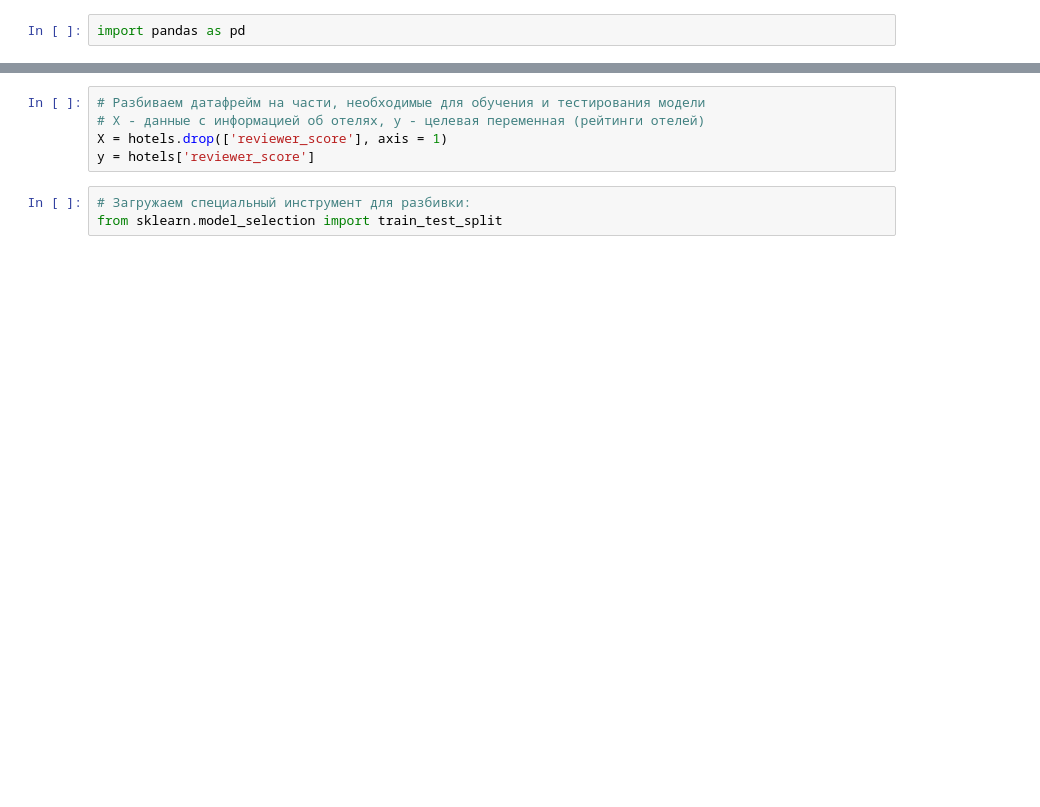
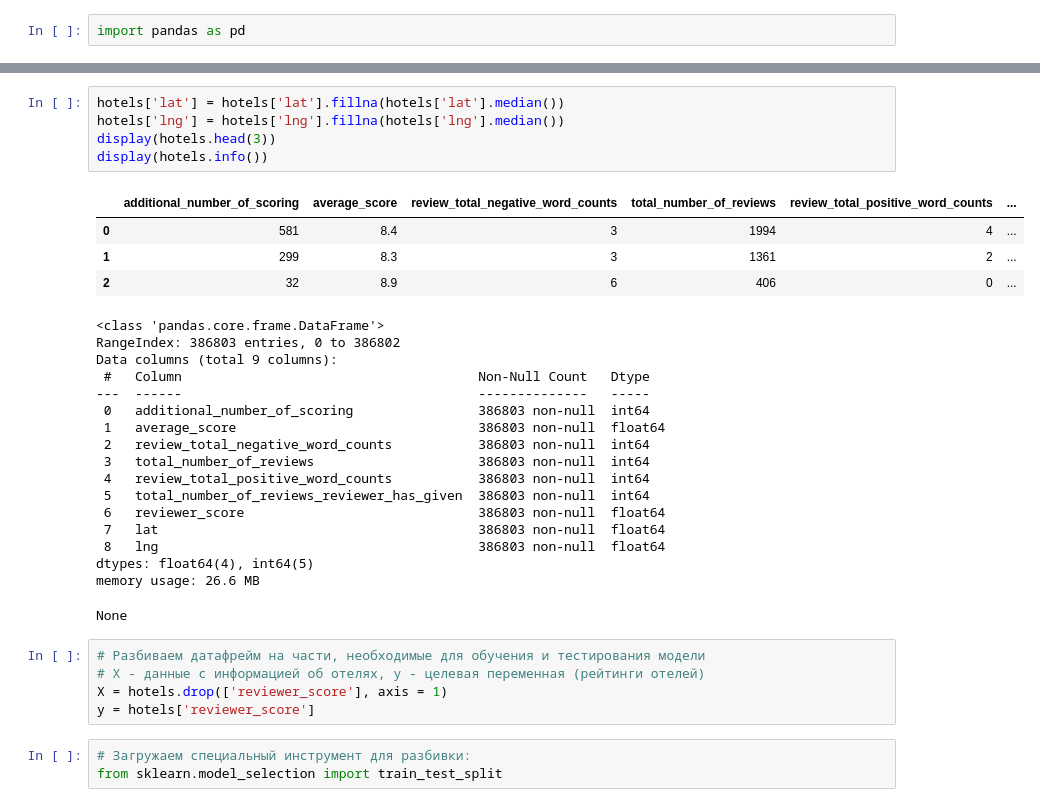
Before and after one commit to slagovskiy/DST, a Jupyter notebook: Project-3/EDA_Project_3_model.ipynb, the cells around one changed output, grey strips where cells are left out. Cells and saved outputs as stored; diff of their text form; blank space fills up the shorter version.

```diff
--- a/Project-3/EDA_Project_3_model.ipynb
+++ b/Project-3/EDA_Project_3_model.ipynb
@@ -11,3 +117,30 @@ hotels.head(3)
+# %%
+hotels['lat'] = hotels['lat'].fillna(hotels['lat'].median())
+hotels['lng'] = hotels['lng'].fillna(hotels['lng'].median())
+display(hotels.head(3))
+display(hotels.info())
+# %% [output]
+|  | additional_number_of_scoring | average_score | review_total_negative_word_counts | total_number_of_reviews | review_total_positive_word_counts | ... |
+| 0 | 581 | 8.4 | 3 | 1994 | 4 | ... |
+| 1 | 299 | 8.3 | 3 | 1361 | 2 | ... |
+| 2 | 32 | 8.9 | 6 | 406 | 0 | ... |
+<class 'pandas.core.frame.DataFrame'>
+RangeIndex: 386803 entries, 0 to 386802
+Data columns (total 9 columns):
+ #   Column                                      Non-Null Count   Dtype
+---  ------                                      --------------   -----
+ 0   additional_number_of_scoring                386803 non-null  int64
+ 1   average_score                               386803 non-null  float64
+ 2   review_total_negative_word_counts           386803 non-null  int64
+ 3   total_number_of_reviews                     386803 non-null  int64
+ 4   review_total_positive_word_counts           386803 non-null  int64
+ 5   total_number_of_reviews_reviewer_has_given  386803 non-null  int64
+ 6   reviewer_score                              386803 non-null  float64
+ 7   lat                                         386803 non-null  float64
+ 8   lng                                         386803 non-null  float64
+dtypes: float64(4), int64(5)
+memory usage: 26.6 MB
+None
 # %%
 # Разбиваем датафрейм на части, необходимые для обучения и тестирования модели
 # Х - данные с информацией об отелях, у - целевая переменная (рейтинги отелей)
```
Also changed, not shown: parts of 8 cells of this notebook, 4 other files.
